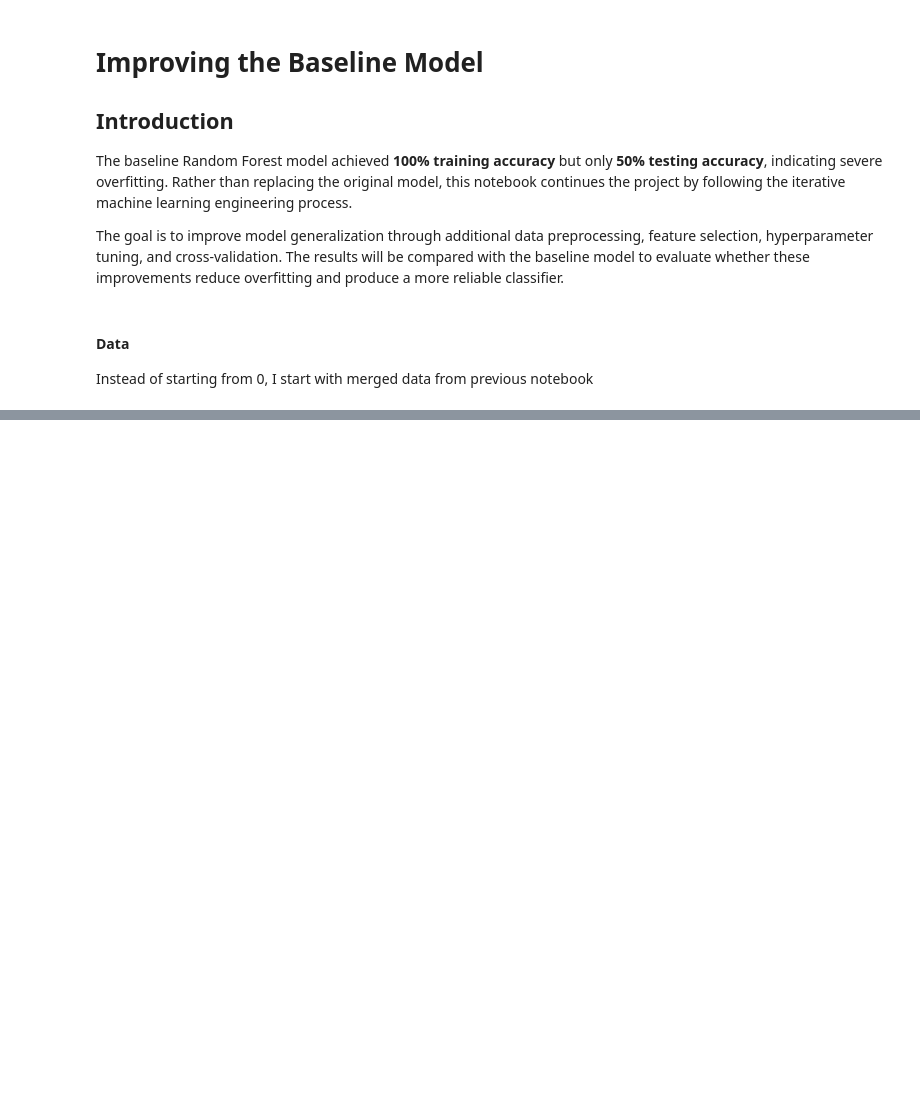
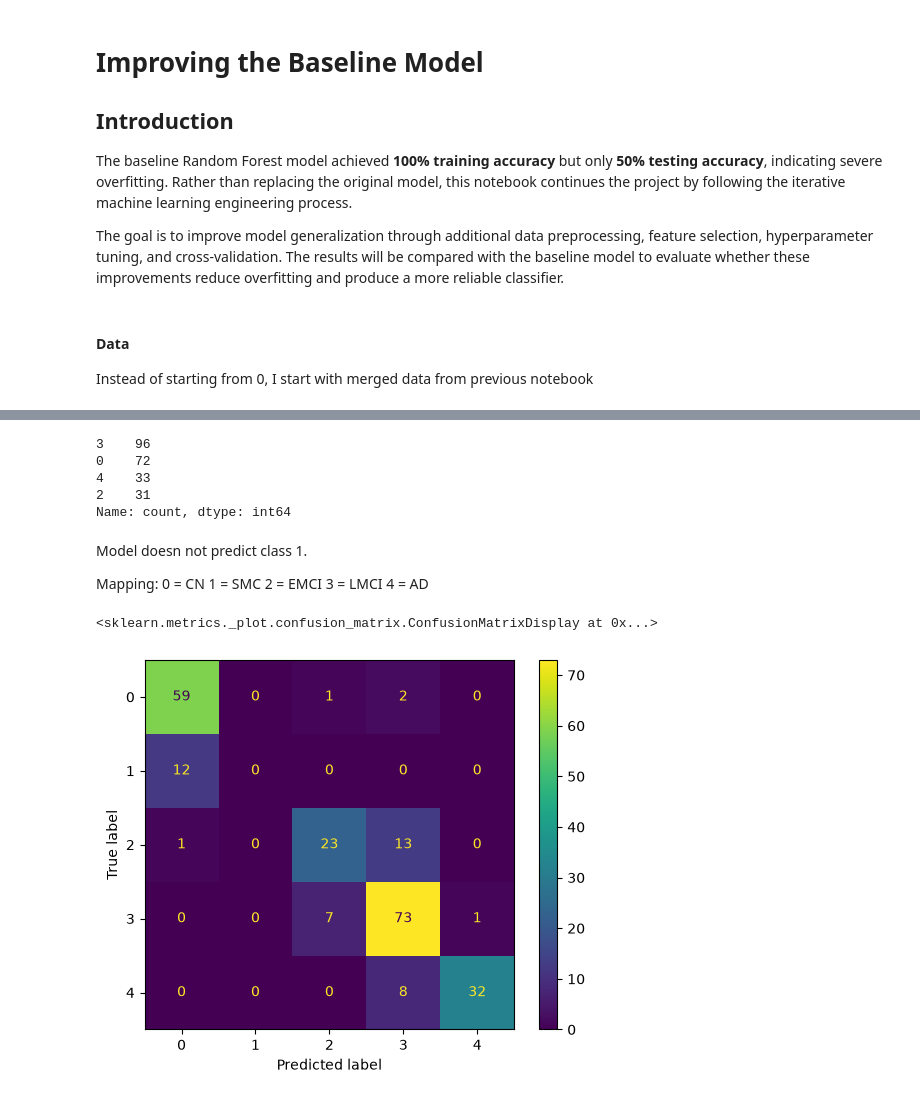
Before and after one commit to imgabrielas/Alzheimer-Detection, a Jupyter notebook: 02_model_improvement.ipynb, the cells around one changed output, grey strips where cells are left out. Drawn from its saved outputs; the diff is of its cells as text; code cells hidden in the pictures; blank space fills up the shorter version.

```diff
--- a/02_model_improvement.ipynb
+++ b/02_model_improvement.ipynb
@@ -96,0 +355,8 @@ df.dtypes
+# %%
+# dropping categorical columns from the basic X_train and X-test to later replace it with the encoded
+X_train_numeric = X_train.drop(columns=categorical_cols)
+X_test_numeric = X_test.drop(columns=categorical_cols)
+# %%
+X_train_prepared = pd.concat([X_train_numeric, X_train_encoded], axis=1,)
+
+X_test_prepared = pd.concat([X_test_numeric, X_test_encoded], axis=1,)
@@ -96,0 +385,3 @@ df.dtypes
+# %%
+model = RandomForestClassifier(random_state=42)
+model.fit(X_train_prepared, y_train)
@@ -96,0 +390,3 @@ df.dtypes
+# %%
+y_train_pred = model.predict(X_train_prepared)
+y_test_pred = model.predict(X_test_prepared)
@@ -96,0 +416,21 @@ df.dtypes
+# %%
+print(pd.Series(y_test_pred).value_counts())
+# %% [output]
+3    96
+0    72
+4    33
+2    31
+Name: count, dtype: int64
+# %% [markdown]
+Model doesn not predict class 1.
+
+Mapping:</br> 0 = CN</br>
+1 = SMC</br>
+2 = EMCI</br>
+3 = LMCI</br>
+4 = AD</br>
+# %%
+ConfusionMatrixDisplay.from_predictions(y_test, y_test_pred)
+# %% [output]
+<sklearn.metrics._plot.confusion_matrix.ConfusionMatrixDisplay at 0x...>
+[figure, added]
```
Also changed, not shown: parts of 34 cells of this notebook, 2 other files.
